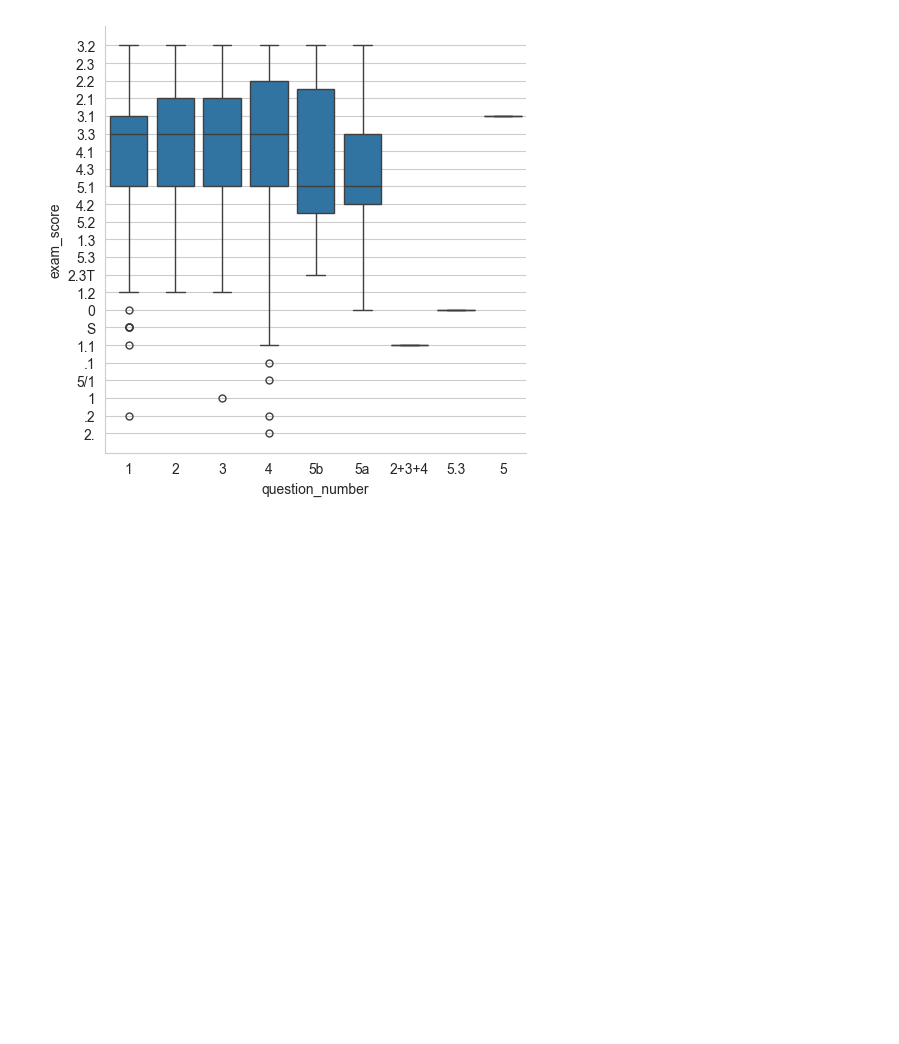
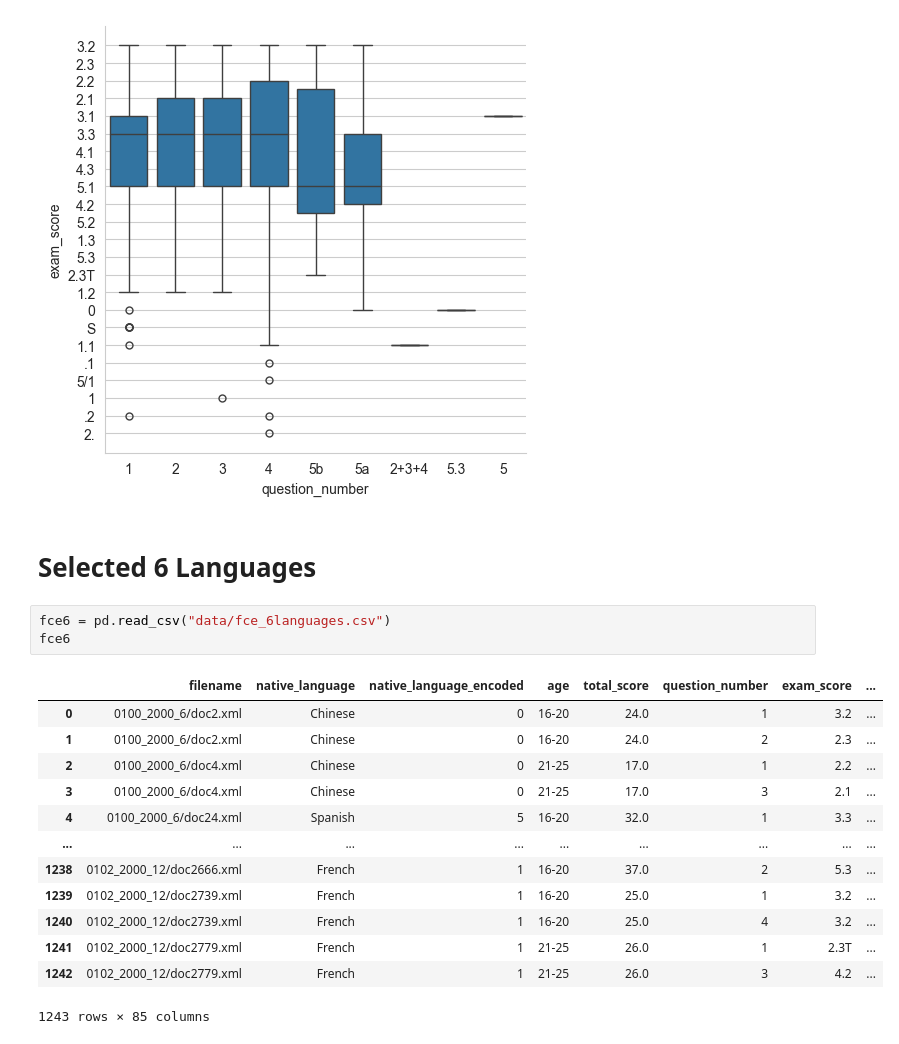
Before and after one commit to anjieliu121/LIN371_Project, a Jupyter notebook: EDA_FCE.ipynb, the cells around one changed output. Drawn from its saved outputs; the diff is of its cells as text; blank space fills up the shorter version.

```diff
--- a/EDA_FCE.ipynb
+++ b/EDA_FCE.ipynb
@@ -68,3 +72,22 @@ sns.catplot(x="question_number", y="exam_score", kind="box", data=fce)
 # %% [output]
 <seaborn.axisgrid.FacetGrid at 0x...>
 [figure]
+# %% [markdown]
+# Selected 6 Languages
+# %%
+fce6 = pd.read_csv("data/fce_6languages.csv")
+fce6
+# %% [output]
+|  | filename | native_language | native_language_encoded | age | total_score | question_number | exam_score | ... |
+| 0 | 0100_2000_6/doc2.xml | Chinese | 0 | 16-20 | 24.0 | 1 | 3.2 | ... |
+| 1 | 0100_2000_6/doc2.xml | Chinese | 0 | 16-20 | 24.0 | 2 | 2.3 | ... |
+| 2 | 0100_2000_6/doc4.xml | Chinese | 0 | 21-25 | 17.0 | 1 | 2.2 | ... |
+| 3 | 0100_2000_6/doc4.xml | Chinese | 0 | 21-25 | 17.0 | 3 | 2.1 | ... |
+| 4 | 0100_2000_6/doc24.xml | Spanish | 5 | 16-20 | 32.0 | 1 | 3.3 | ... |
+| ... | ... | ... | ... | ... | ... | ... | ... | ... |
+| 1238 | 0102_2000_12/doc2666.xml | French | 1 | 16-20 | 37.0 | 2 | 5.3 | ... |
+| 1239 | 0102_2000_12/doc2739.xml | French | 1 | 16-20 | 25.0 | 1 | 3.2 | ... |
+| 1240 | 0102_2000_12/doc2739.xml | French | 1 | 16-20 | 25.0 | 4 | 3.2 | ... |
+| 1241 | 0102_2000_12/doc2779.xml | French | 1 | 21-25 | 26.0 | 1 | 2.3T | ... |
+| 1242 | 0102_2000_12/doc2779.xml | French | 1 | 21-25 | 26.0 | 3 | 4.2 | ... |
+1243 rows × 85 columns
```
Also changed, not shown: parts of 3 cells of this notebook, 13 other files.
